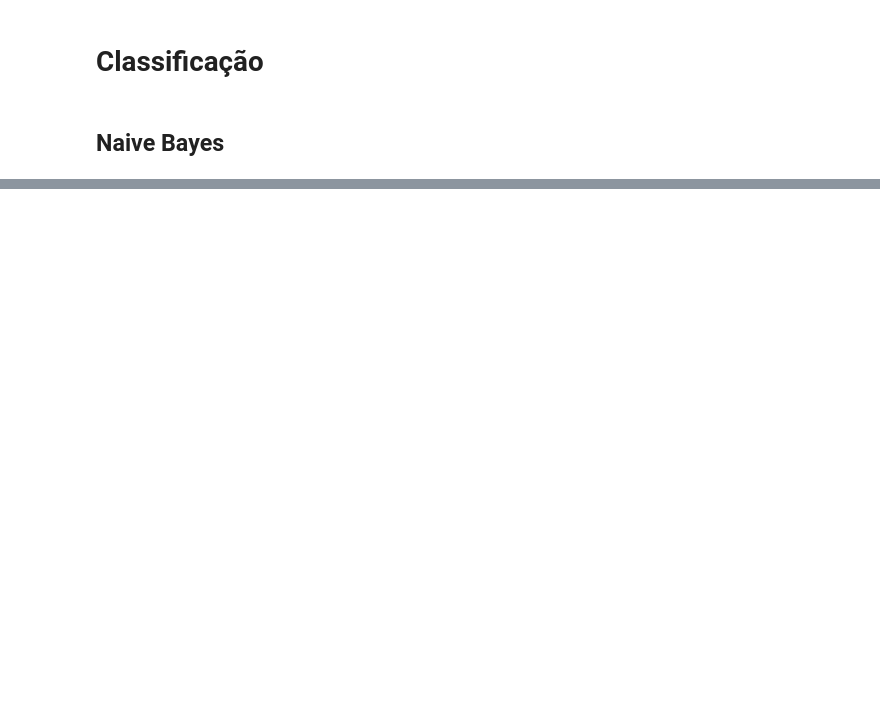
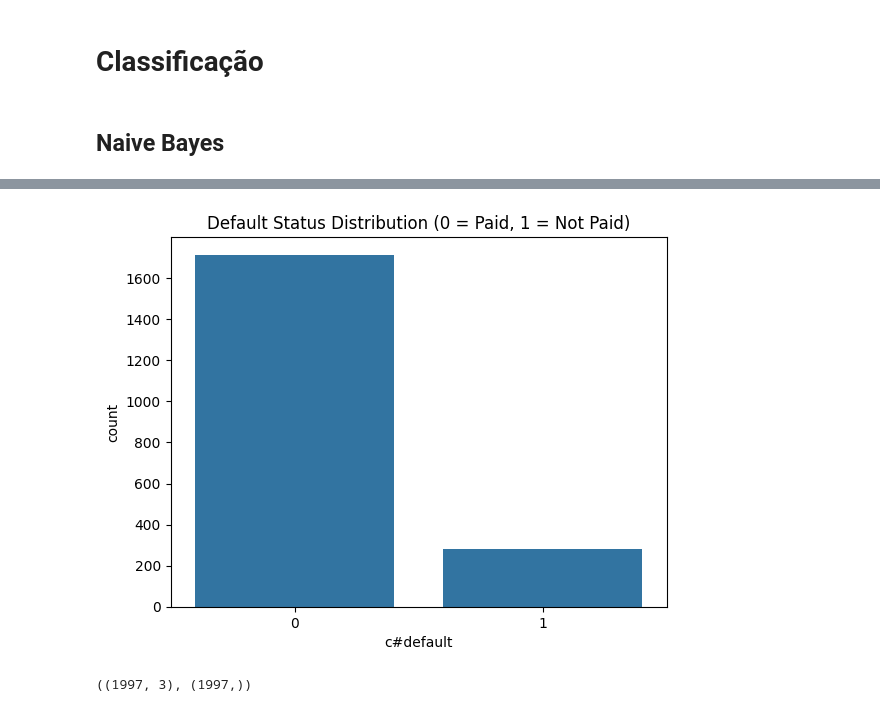
Before and after one commit to AdrianoR85/Estatistica-para-Machine-Learning, a Jupyter notebook: Classificação.ipynb, the cells around one changed output, grey strips where cells are left out. Saved outputs shown, nothing was run; the diff lists cells and outputs as text; code cells hidden in the pictures; blank space fills up the shorter version.

```diff
--- a/Classificação.ipynb
+++ b/Classificação.ipynb
@@ -80,0 +111,2 @@ Não é ideal para:
+# %%
+dataset = pd.read_csv("/content/drive/MyDrive/Estatística para Ciência de Dados e Machine Learning/Bases de dados/credit_data.csv")
@@ -80,0 +146,4 @@ Não é ideal para:
+# %%
+# Deleting Null values
+dataset.dropna(inplace=True)
+dataset.shape
@@ -80,0 +162,5 @@ Não é ideal para:
+# %%
+sns.countplot(x='c#default', data=dataset);
+plt.title('Default Status Distribution (0 = Paid, 1 = Not Paid)');
+# %% [output]
+[figure, added]
@@ -80,0 +170,4 @@ Não é ideal para:
+# %%
+x.shape, y.shape
+# %% [output]
+((1997, 3), (1997,))
```
Also changed, not shown: parts of 34 cells of this notebook.
